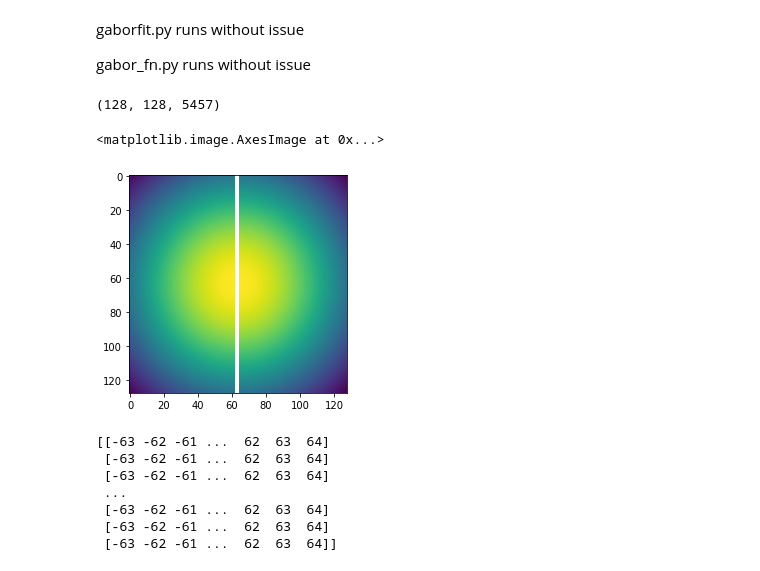
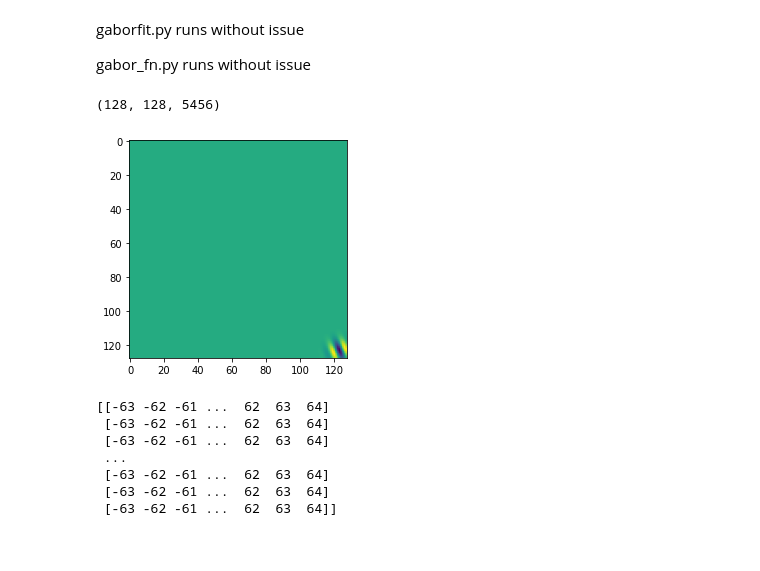
Before and after one commit to da5nsy/ReplicatingKay2008, a Jupyter notebook: My_Edits_of_load_kay_images.ipynb, the cells around one changed output. Saved outputs shown, nothing was run; the diff lists cells and outputs as text; code cells hidden in the pictures.

```diff
--- a/My_Edits_of_load_kay_images.ipynb
+++ b/My_Edits_of_load_kay_images.ipynb
@@ -133,8 +133,8 @@ gabor_fn.py runs without issue
 def gaborfit():
 # % produce a set of gabor wavelet directly
     ang_rang = [0, 22.5000, 45.0000, 67.5000, 90.0000, 112.5000, 135.0000, 157.5000]
-    gab = np.zeros([128,128,5456+1])
-    count = 1
+    gab = np.zeros([128,128,5456])
+    count = 0
     for i in range(1,6): #=1:5
         FOV = 2**(i-1) #convoluted way to get [1,2,4,8,16]
         '''
@@ -167,13 +167,13 @@ def gaborfit():
     return gab
 
 gab = gaborfit()
-# %% [output]
-(128, 128, 5457)
-# %%
-plt.imshow(gab[:,:,1])
-# %% [output]
-<matplotlib.image.AxesImage at 0x...>
-[figure, removed]
+# %%
+plt.imshow(gab[:,:,0])
+plt.imshow(gab[:,:,5455])
+gab.shape
+# %% [output]
+(128, 128, 5456)
+[figure, added]
 # %%
 def gabor_fn(theta,lmbda,psi,gamma,x0=0,y0=0):
 # % produce a gabor wavelet for the given sf,angle,phase,posi
```
Also changed, not shown: parts of 1 cell of this notebook.
